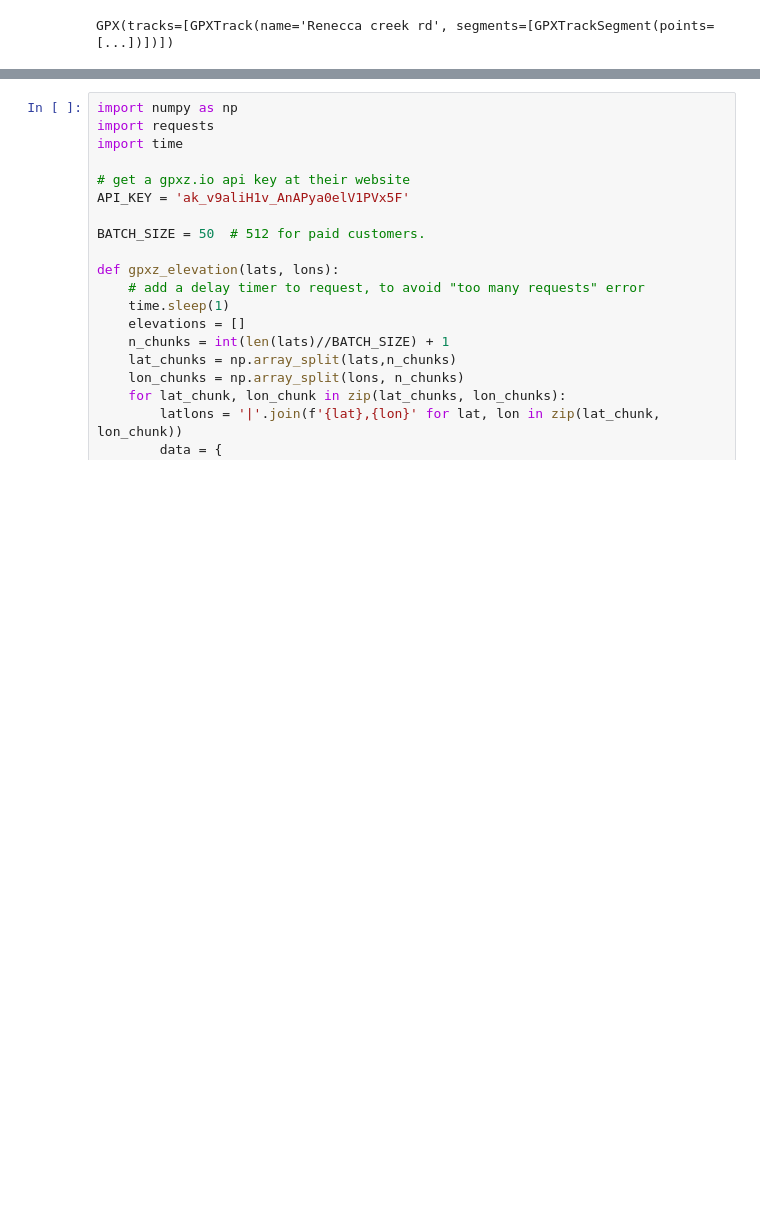
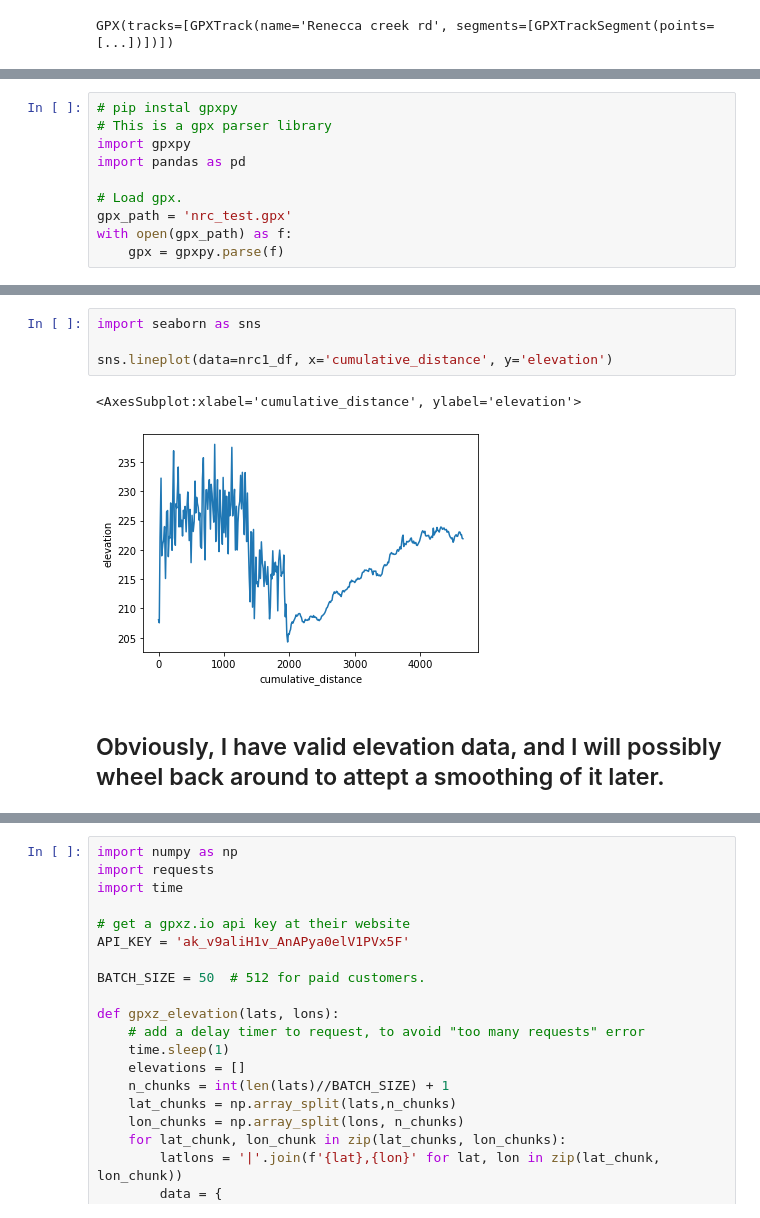
Before and after one commit to brianclements03/my_strava_project, a Jupyter notebook: initial_strava_explore.ipynb, the cells around one changed output, grey strips where cells are left out. Cells and saved outputs as stored; diff of their text form; blank space fills up the shorter version.

```diff
--- a/initial_strava_explore.ipynb
+++ b/initial_strava_explore.ipynb
@@ -155,0 +211,10 @@ my_first_activity.to_json('first_activity_json.json')
+# %%
+# pip instal gpxpy
+# This is a gpx parser library
+import gpxpy
+import pandas as pd
+
+# Load gpx.
+gpx_path = 'nrc_test.gpx'
+with open(gpx_path) as f:
+    gpx = gpxpy.parse(f)
@@ -156,2 +283,11 @@ my_first_activity.to_json('first_activity_json.json')
+# %%
+import seaborn as sns
+
+sns.lineplot(data=nrc1_df, x='cumulative_distance', y='elevation')
+# %% [output]
+<AxesSubplot:xlabel='cumulative_distance', ylabel='elevation'>
+[figure, added]
+# %% [markdown]
+## Obviously, I have valid elevation data, and I will possibly wheel back around to attept a smoothing of it later.
 # %%
 NOTEBOOK BREAK
```
Also changed, not shown: parts of 26 cells of this notebook.
